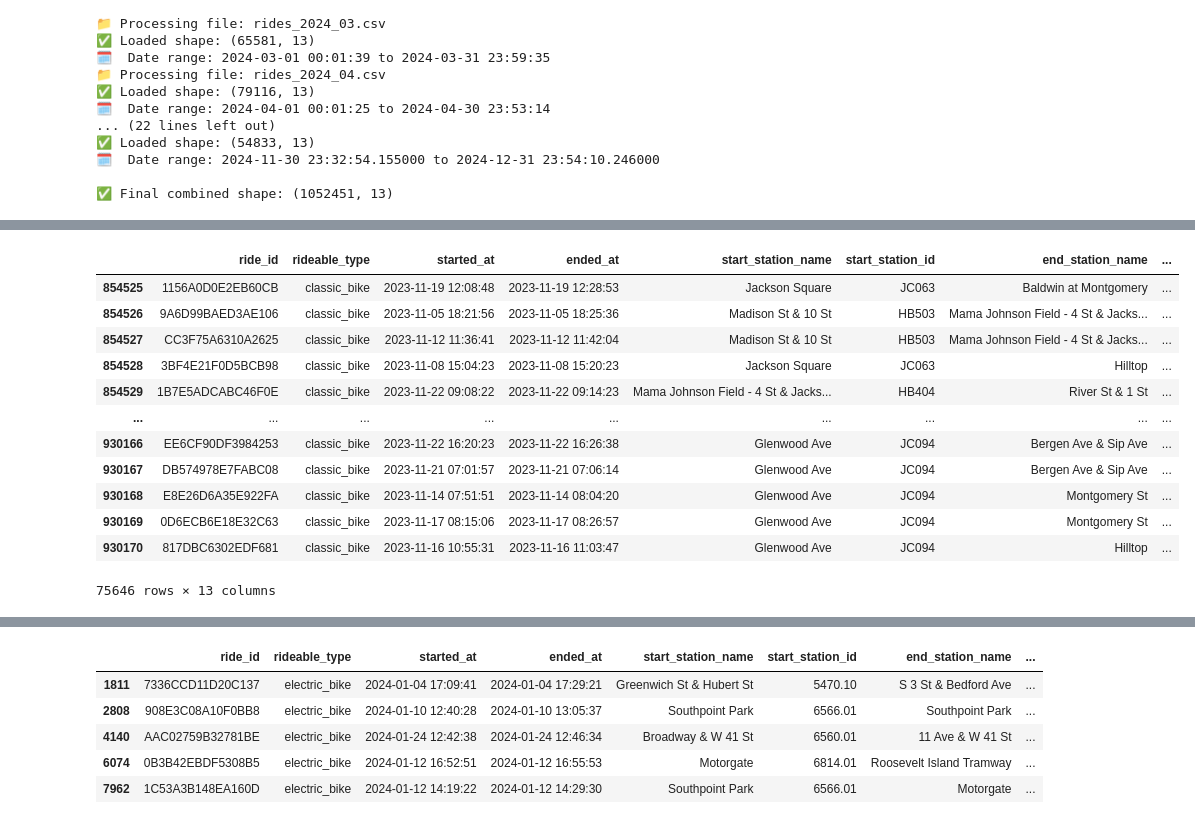
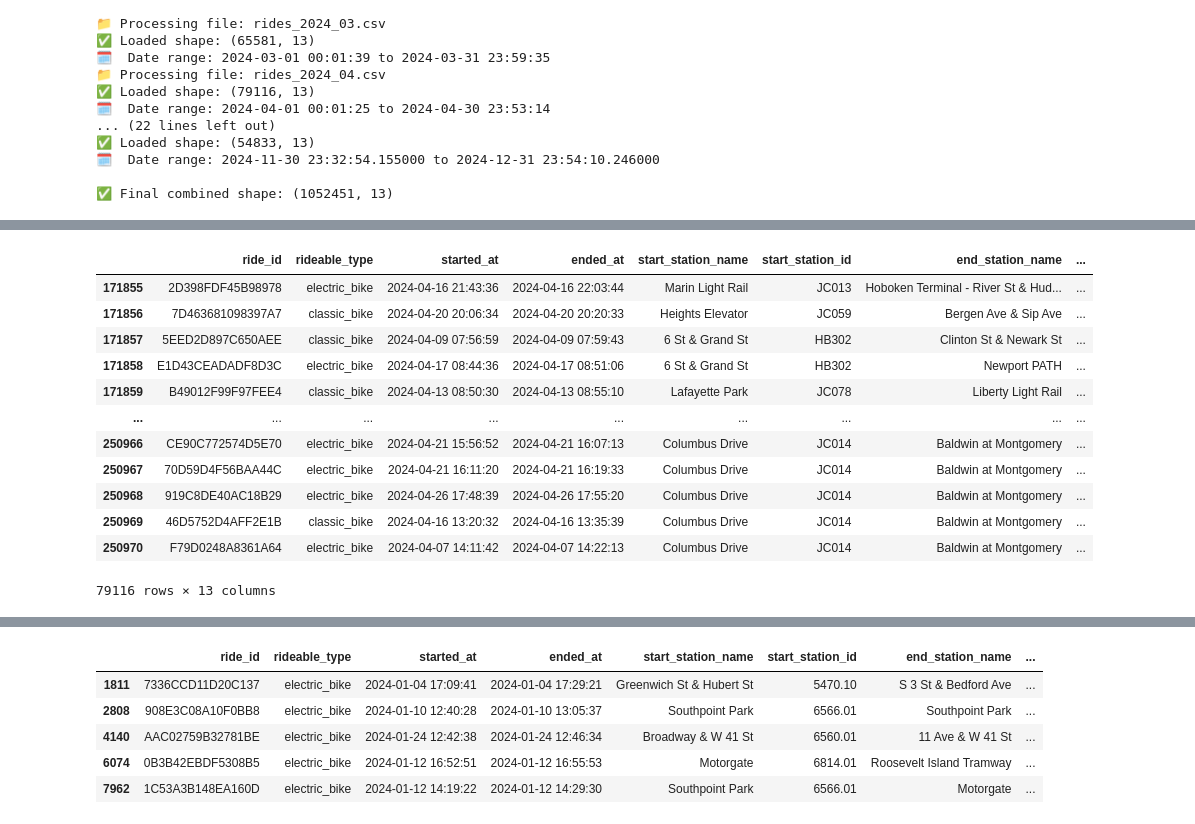
Before and after one commit to vamsisaigarapati/citibike_ride_prediction, a Jupyter notebook: notebooks/02_validate_and_save.ipynb, the cells around one changed output, grey strips where cells are left out. Saved outputs shown, nothing was run; the diff lists cells and outputs as text; code cells hidden in the pictures.

```diff
--- a/notebooks/02_validate_and_save.ipynb
+++ b/notebooks/02_validate_and_save.ipynb
@@ -330,0 +319,4 @@ df1
+# %%
+df1['started_at'] = pd.to_datetime(df1['started_at'], errors='coerce')  # Ensure started_at is in datetime format
+monthly_counts = df1.groupby(df1['started_at'].dt.month)['started_at'].count()
+print(monthly_counts)
@@ -331,18 +347,18 @@ df1
 # %%
-df['started_at'] = pd.to_datetime(df['started_at'])  # Ensure started_at is in datetime format
-november_records = df[df['started_at'].dt.month == 11]
+df1['started_at'] = pd.to_datetime(df1['started_at'])  # Ensure started_at is in datetime format
+november_records = df1[df1['started_at'].dt.month == 4]
 november_records
 # %% [output]
 |  | ride_id | rideable_type | started_at | ended_at | start_station_name | start_station_id | end_station_name | ... |
-| 854525 | 1156A0D0E2EB60CB | classic_bike | 2023-11-19 12:08:48 | 2023-11-19 12:28:53 | Jackson Square | JC063 | Baldwin at Montgomery | ... |
-| 854526 | 9A6D99BAED3AE106 | classic_bike | 2023-11-05 18:21:56 | 2023-11-05 18:25:36 | Madison St & 10 St | HB503 | Mama Johnson Field - 4 St & Jacks... | ... |
-| 854527 | CC3F75A6310A2625 | classic_bike | 2023-11-12 11:36:41 | 2023-11-12 11:42:04 | Madison St & 10 St | HB503 | Mama Johnson Field - 4 St & Jacks... | ... |
-| 854528 | 3BF4E21F0D5BCB98 | classic_bike | 2023-11-08 15:04:23 | 2023-11-08 15:20:23 | Jackson Square | JC063 | Hilltop | ... |
-| 854529 | 1B7E5ADCABC46F0E | classic_bike | 2023-11-22 09:08:22 | 2023-11-22 09:14:23 | Mama Johnson Field - 4 St & Jacks... | HB404 | River St & 1 St | ... |
+| 171855 | 2D398FDF45B98978 | electric_bike | 2024-04-16 21:43:36 | 2024-04-16 22:03:44 | Marin Light Rail | JC013 | Hoboken Terminal - River St & Hud... | ... |
+| 171856 | 7D463681098397A7 | classic_bike | 2024-04-20 20:06:34 | 2024-04-20 20:20:33 | Heights Elevator | JC059 | Bergen Ave & Sip Ave | ... |
+| 171857 | 5EED2D897C650AEE | classic_bike | 2024-04-09 07:56:59 | 2024-04-09 07:59:43 | 6 St & Grand St | HB302 | Clinton St & Newark St | ... |
+| 171858 | E1D43CEADADF8D3C | electric_bike | 2024-04-17 08:44:36 | 2024-04-17 08:51:06 | 6 St & Grand St | HB302 | Newport PATH | ... |
+| 171859 | B49012F99F97FEE4 | classic_bike | 2024-04-13 08:50:30 | 2024-04-13 08:55:10 | Lafayette Park | JC078 | Liberty Light Rail | ... |
 | ... | ... | ... | ... | ... | ... | ... | ... | ... |
-| 930166 | EE6CF90DF3984253 | classic_bike | 2023-11-22 16:20:23 | 2023-11-22 16:26:38 | Glenwood Ave | JC094 | Bergen Ave & Sip Ave | ... |
-| 930167 | DB574978E7FABC08 | classic_bike | 2023-11-21 07:01:57 | 2023-11-21 07:06:14 | Glenwood Ave | JC094 | Bergen Ave & Sip Ave | ... |
-| 930168 | E8E26D6A35E922FA | classic_bike | 2023-11-14 07:51:51 | 2023-11-14 08:04:20 | Glenwood Ave | JC094 | Montgomery St | ... |
-| 930169 | 0D6ECB6E18E32C63 | classic_bike | 2023-11-17 08:15:06 | 2023-11-17 08:26:57 | Glenwood Ave | JC094 | Montgomery St | ... |
-| 930170 | 817DBC6302EDF681 | classic_bike | 2023-11-16 10:55:31 | 2023-11-16 11:03:47 | Glenwood Ave | JC094 | Hilltop | ... |
+| 250966 | CE90C772574D5E70 | electric_bike | 2024-04-21 15:56:52 | 2024-04-21 16:07:13 | Columbus Drive | JC014 | Baldwin at Montgomery | ... |
+| 250967 | 70D59D4F56BAA44C | electric_bike | 2024-04-21 16:11:20 | 2024-04-21 16:19:33 | Columbus Drive | JC014 | Baldwin at Montgomery | ... |
+| 250968 | 919C8DE40AC18B29 | electric_bike | 2024-04-26 17:48:39 | 2024-04-26 17:55:20 | Columbus Drive | JC014 | Baldwin at Montgomery | ... |
+| 250969 | 46D5752D4AFF2E1B | classic_bike | 2024-04-16 13:20:32 | 2024-04-16 13:35:39 | Columbus Drive | JC014 | Baldwin at Montgomery | ... |
+| 250970 | F79D0248A8361A64 | electric_bike | 2024-04-07 14:11:42 | 2024-04-07 14:22:13 | Columbus Drive | JC014 | Baldwin at Montgomery | ... |
-75646 rows × 13 columns
+79116 rows × 13 columns
```
Also changed, not shown: parts of 4 cells of this notebook, 8 other files.
